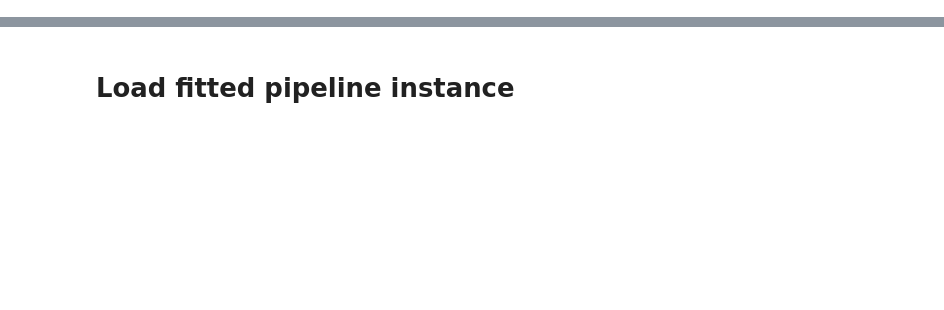
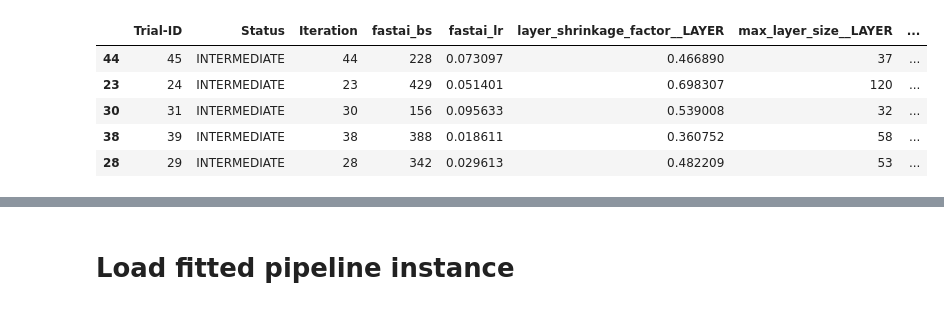
Before and after one commit to AlanGanem/fastai-flow, a Jupyter notebook: test.ipynb, the cells around one changed output, grey strips where cells are left out. Cells and saved outputs as stored; diff of their text form; code cells hidden in the pictures; blank space fills up the shorter version.

```diff
--- a/test.ipynb
+++ b/test.ipynb
@@ -9,0 +242,9 @@ PATH = r'C:\Users\User Ambev\Desktop\Célula de analytics\Projetos\iva-classifie
+# %%
+ht_study.results.sort_values(by = 'Objective', ascending = False).iloc[0:5]
+# %% [output]
+|  | Trial-ID | Status | Iteration | fastai_bs | fastai_lr | layer_shrinkage_factor__LAYER | max_layer_size__LAYER | ... |
+| 44 | 45 | INTERMEDIATE | 44 | 228 | 0.073097 | 0.466890 | 37 | ... |
+| 23 | 24 | INTERMEDIATE | 23 | 429 | 0.051401 | 0.698307 | 120 | ... |
+| 30 | 31 | INTERMEDIATE | 30 | 156 | 0.095633 | 0.539008 | 32 | ... |
+| 38 | 39 | INTERMEDIATE | 38 | 388 | 0.018611 | 0.360752 | 58 | ... |
+| 28 | 29 | INTERMEDIATE | 28 | 342 | 0.029613 | 0.482209 | 53 | ... |
```
Also changed, not shown: parts of 22 cells of this notebook, 13 other files.
